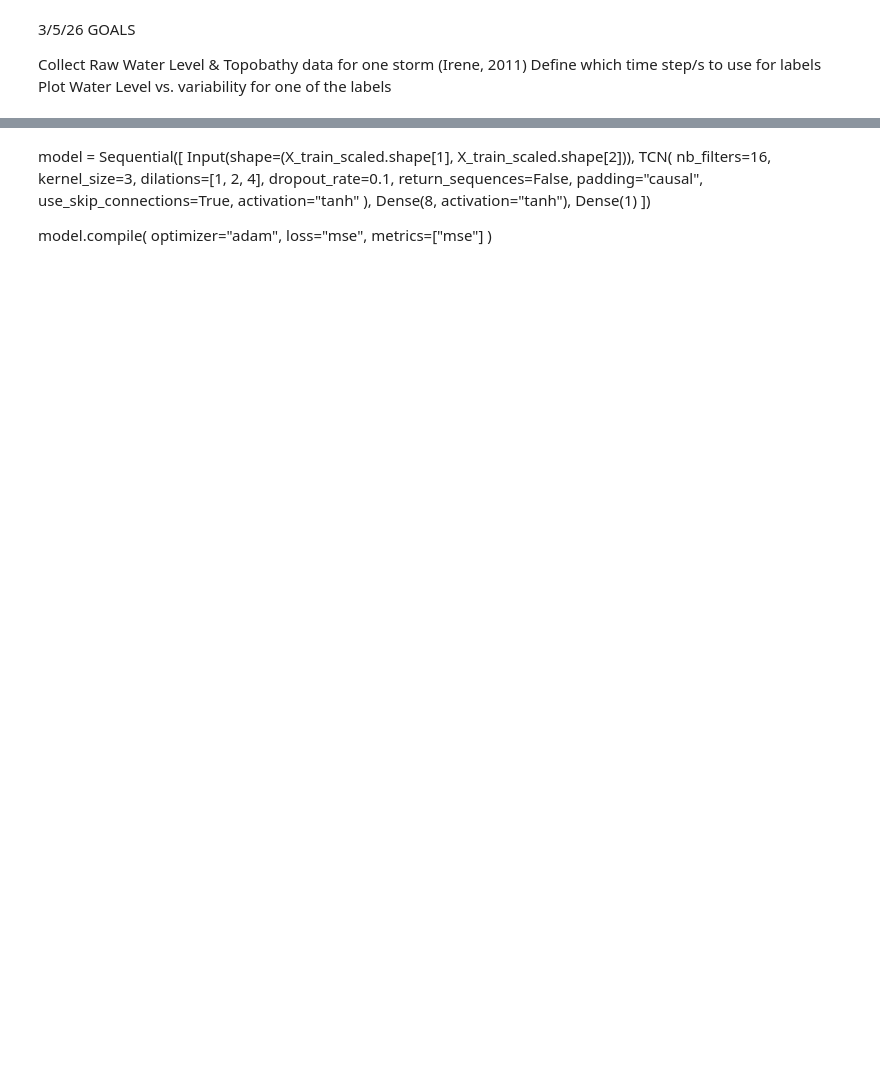
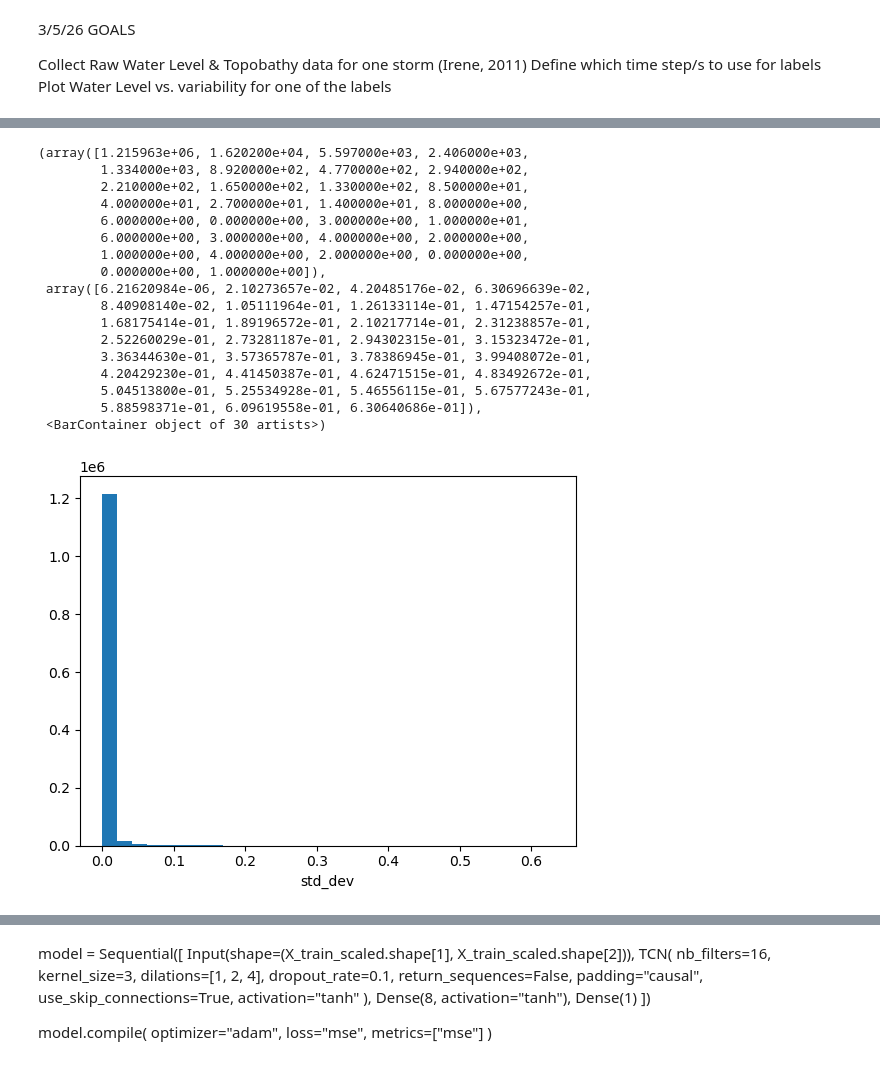
Before and after one commit to qhsimmons/CORA_AOSC650, a Jupyter notebook: Collect_Raw_Data.ipynb, the cells around one changed output, grey strips where cells are left out. Cells and saved outputs as stored; diff of their text form; code cells hidden in the pictures; blank space fills up the shorter version.

```diff
--- a/Collect_Raw_Data.ipynb
+++ b/Collect_Raw_Data.ipynb
@@ -267,14 +268,26 @@ def get_bathymetry(ds_unstructured, ds_structured, node_coords):
 
 def get_spatial_subset(ds):
     x_subset = ((ds.lon >= westLon) & (ds.lon <= eastLon)).compute()
-    y_subset = ((ds.lat >= southLat) & (ds.lat <= northLat)).compute()
+    y_subset = ((ds.lat >= southLat) & (ds.lat <= northLat) & (east_border_diag(ds.lon, ds.lat))).compute()
 
     boolmask = (x_subset & y_subset).compute()
     nodeIndex = np.where(boolmask)[0]
 
     ds_subset = ds.isel(node=nodeIndex)
 
+    ds_subset = ds_subset["zeta"] < 0
+
     return ds_subset
+
+def east_border_diag(x, y):
+    x1 = -77
+    x2 = -76.53
+    y1 = 34.5
+    y2 = 36.5
+
+    m = (y2-y1)/(x2-x1)
+
+    return y > m * x + (m * -1 * x1) + y1
 
 def _build_zeta_subset(ds, Storm_times):
     zeta_list = []
@@ -668,6 +681,7 @@ def add_features(combined_ds, earth_radius_km=EARTH_RADIUS_KM, sequence_length=T
     combined_ds["dy"] = np.cos(combined_ds["azimuth"])
     combined_ds["dx_dist_weighted"] = combined_ds["dist_to_hur"] * combined_ds["dx"]
     combined_ds["dy_dist_weighted"] = combined_ds["dist_to_hur"] * combined_ds["dy"]
+    combined_ds["vmax_over_dist"] = combined_ds["vmax"] / combined_ds["dist_to_hur"]
 
     combined_ds = hur_speed(combined_ds)
     combined_ds = intensification(combined_ds)
@@ -1173,5 +1253,5 @@ def apply_train_val_test_split_for_tcn(
 # %%
-Storm_times = filter_storms_fast_test(hurdat, 300, centroid_lat=centroid_lat, centroid_lon=centroid_lon)
+Storm_times = filter_storms_fast_test(hurdat, 100, centroid_lat=centroid_lat, centroid_lon=centroid_lon)
 print("Grabbed Storms")
 ds_native_spatial_subset = get_spatial_subset(ds_native)
 print("Grabbed spatial subset")
@@ -1210,0 +1341,21 @@ combined_ds_newfeats_dropped = combined_ds_newfeats.drop_vars(["type", "hur_lat"
+# %%
+combined_ds_newfeats_dropped["std_dev"].plot.hist(bins=30)
+# %% [output]
+(array([1.215963e+06, 1.620200e+04, 5.597000e+03, 2.406000e+03,
+        1.334000e+03, 8.920000e+02, 4.770000e+02, 2.940000e+02,
+        2.210000e+02, 1.650000e+02, 1.330000e+02, 8.500000e+01,
+        4.000000e+01, 2.700000e+01, 1.400000e+01, 8.000000e+00,
+        6.000000e+00, 0.000000e+00, 3.000000e+00, 1.000000e+01,
+        6.000000e+00, 3.000000e+00, 4.000000e+00, 2.000000e+00,
+        1.000000e+00, 4.000000e+00, 2.000000e+00, 0.000000e+00,
+        0.000000e+00, 1.000000e+00]),
+ array([6.21620984e-06, 2.10273657e-02, 4.20485176e-02, 6.30696639e-02,
+        8.40908140e-02, 1.05111964e-01, 1.26133114e-01, 1.47154257e-01,
+        1.68175414e-01, 1.89196572e-01, 2.10217714e-01, 2.31238857e-01,
+        2.52260029e-01, 2.73281187e-01, 2.94302315e-01, 3.15323472e-01,
+        3.36344630e-01, 3.57365787e-01, 3.78386945e-01, 3.99408072e-01,
+        4.20429230e-01, 4.41450387e-01, 4.62471515e-01, 4.83492672e-01,
+        5.04513800e-01, 5.25534928e-01, 5.46556115e-01, 5.67577243e-01,
+        5.88598371e-01, 6.09619558e-01, 6.30640686e-01]),
+ <BarContainer object of 30 artists>)
+[figure, added]
```
Also changed, not shown: parts of 51 cells of this notebook.
